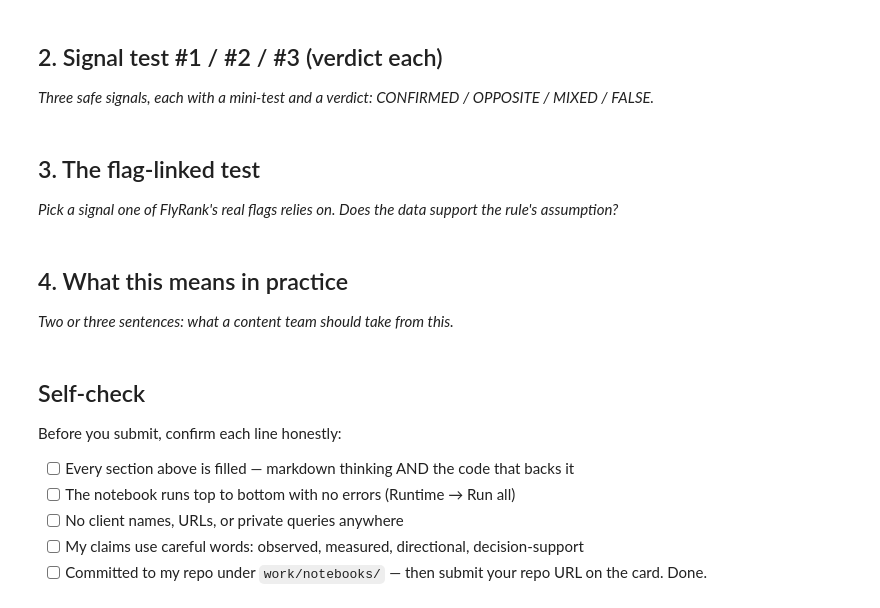
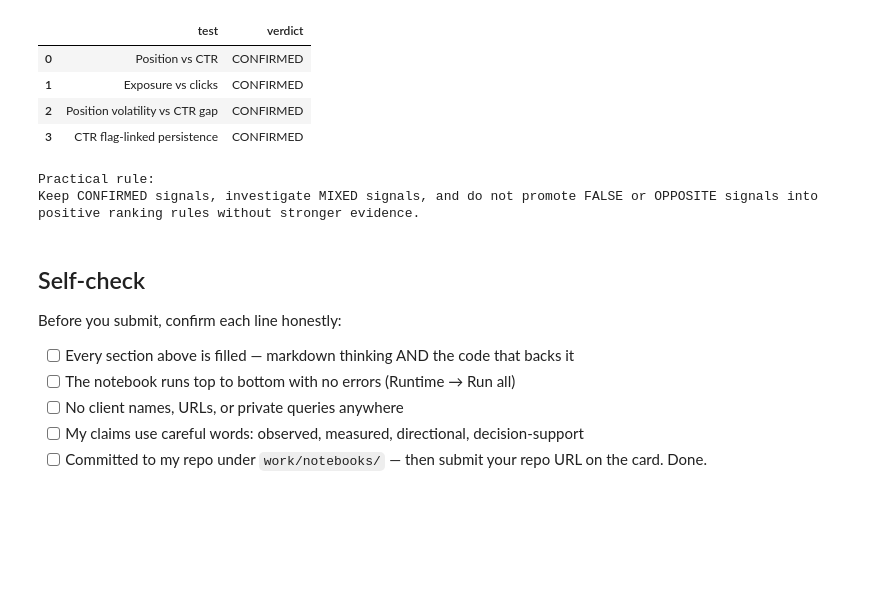
Before and after one commit to ShamKottish/FlyRankML, a Jupyter notebook: work/notebooks/w04_signal_audit.ipynb, the cells around one changed output. Saved outputs shown, nothing was run; the diff lists cells and outputs as text; code cells hidden in the pictures; blank space fills up the shorter version.

```diff
--- a/work/notebooks/w04_signal_audit.ipynb
+++ b/work/notebooks/w04_signal_audit.ipynb
@@ -13,7 +664,34 @@ This skeleton is yours to fill. Work the sections **in order** — each one has
 # %%
 # This cell is for CODE (numbers, a query, a check).
 # Write your text answer in the cell ABOVE this one — typing sentences here breaks Run All.
+verdict_summary = pd.DataFrame({
+    "test": [
+        "Position vs CTR",
+        "Exposure vs clicks",
+        "Position volatility vs CTR gap",
+        "CTR flag-linked persistence"
+    ],
+    "verdict": [
+        verdict1,
+        verdict2,
+        verdict3,
+        flag_verdict
+    ]
+})
+
+display(verdict_summary)
+
+print("\nPractical rule:")
+print(
+    "Keep CONFIRMED signals, investigate MIXED signals, "
+    "and do not promote FALSE or OPPOSITE signals into "
+    "positive ranking rules without stronger evidence."
+)
+# %% [output]
+|  | test | verdict |
+| 0 | Position vs CTR | CONFIRMED |
+| 1 | Exposure vs clicks | CONFIRMED |
+| 2 | Position volatility vs CTR gap | CONFIRMED |
+| 3 | CTR flag-linked persistence | CONFIRMED |
+Practical rule:
+Keep CONFIRMED signals, investigate MIXED signals, and do not promote FALSE or OPPOSITE signals into positive ranking rules without stronger evidence.
-# %% [markdown]
-## 2. Signal test #1 / #2 / #3 (verdict each)
-
-*Three safe signals, each with a mini-test and a verdict: CONFIRMED / OPPOSITE / MIXED / FALSE.*
@@ -23,4 +697,0 @@ This skeleton is yours to fill. Work the sections **in order** — each one has
-# %% [markdown]
-## 3. The flag-linked test
-
-*Pick a signal one of FlyRank's real flags relies on. Does the data support the rule's assumption?*
@@ -30,4 +697,0 @@ This skeleton is yours to fill. Work the sections **in order** — each one has
-# %% [markdown]
-## 4. What this means in practice
-
-*Two or three sentences: what a content team should take from this.*
```
Also changed, not shown: parts of 12 cells of this notebook.
